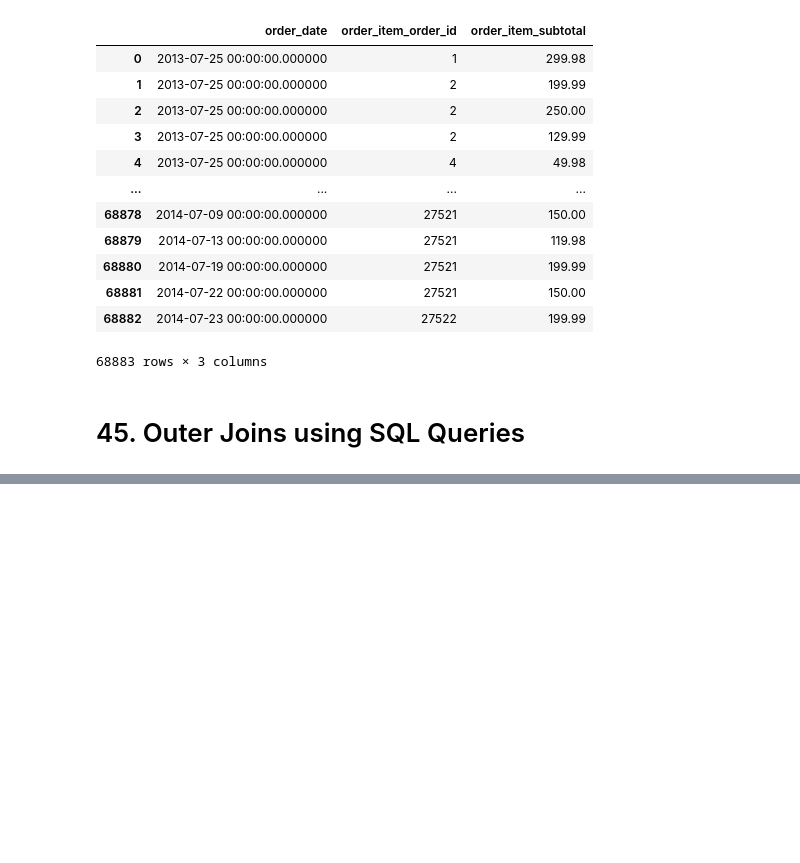
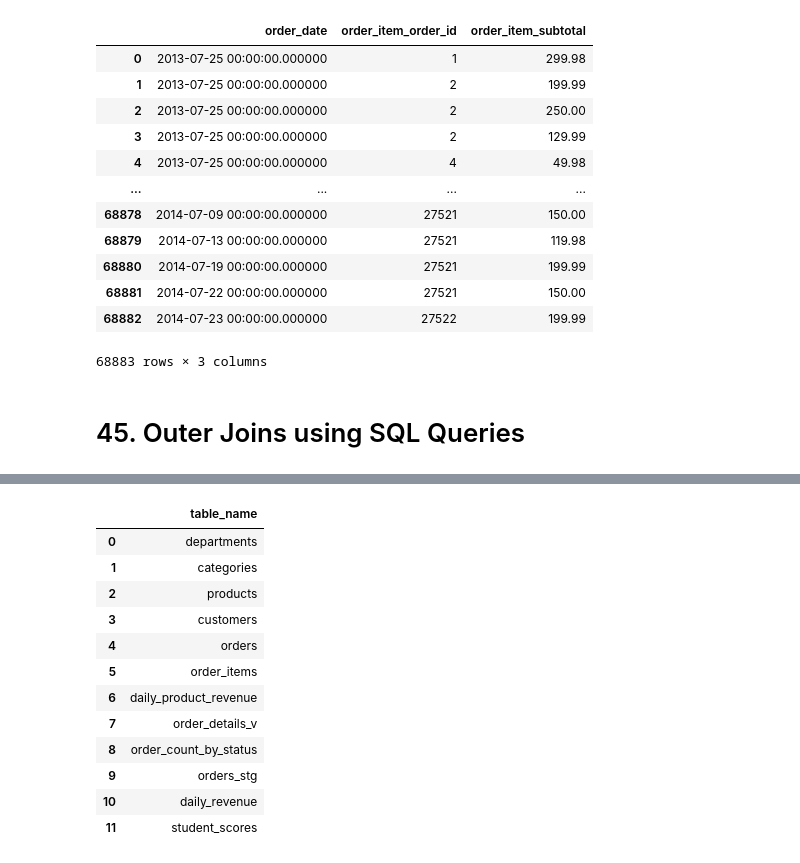
Before and after one commit to ZygimantasB/data_engineering_essentials_using_sql_python_pyspark, a Jupyter notebook: Section 5 Writing Basic SQL Queries/Remember 1/remember.ipynb, the cells around one changed output, grey strips where cells are left out. Cells and saved outputs as stored; diff of their text form; code cells hidden in the pictures; blank space fills up the shorter version.

```diff
--- a/Section 5 Writing Basic SQL Queries/Remember 1/remember.ipynb
+++ b/Section 5 Writing Basic SQL Queries/Remember 1/remember.ipynb
@@ -204,0 +226,19 @@ FROM orders AS o
+# %%
+%%sql
+SELECT table_name
+FROM information_schema.tables
+WHERE table_schema = 'public';
+# %% [output]
+|  | table_name |
+| 0 | departments |
+| 1 | categories |
+| 2 | products |
+| 3 | customers |
+| 4 | orders |
+| 5 | order_items |
+| 6 | daily_product_revenue |
+| 7 | order_details_v |
+| 8 | order_count_by_status |
+| 9 | orders_stg |
+| 10 | daily_revenue |
+| 11 | student_scores |
```
Also changed, not shown: parts of 6 cells of this notebook.
